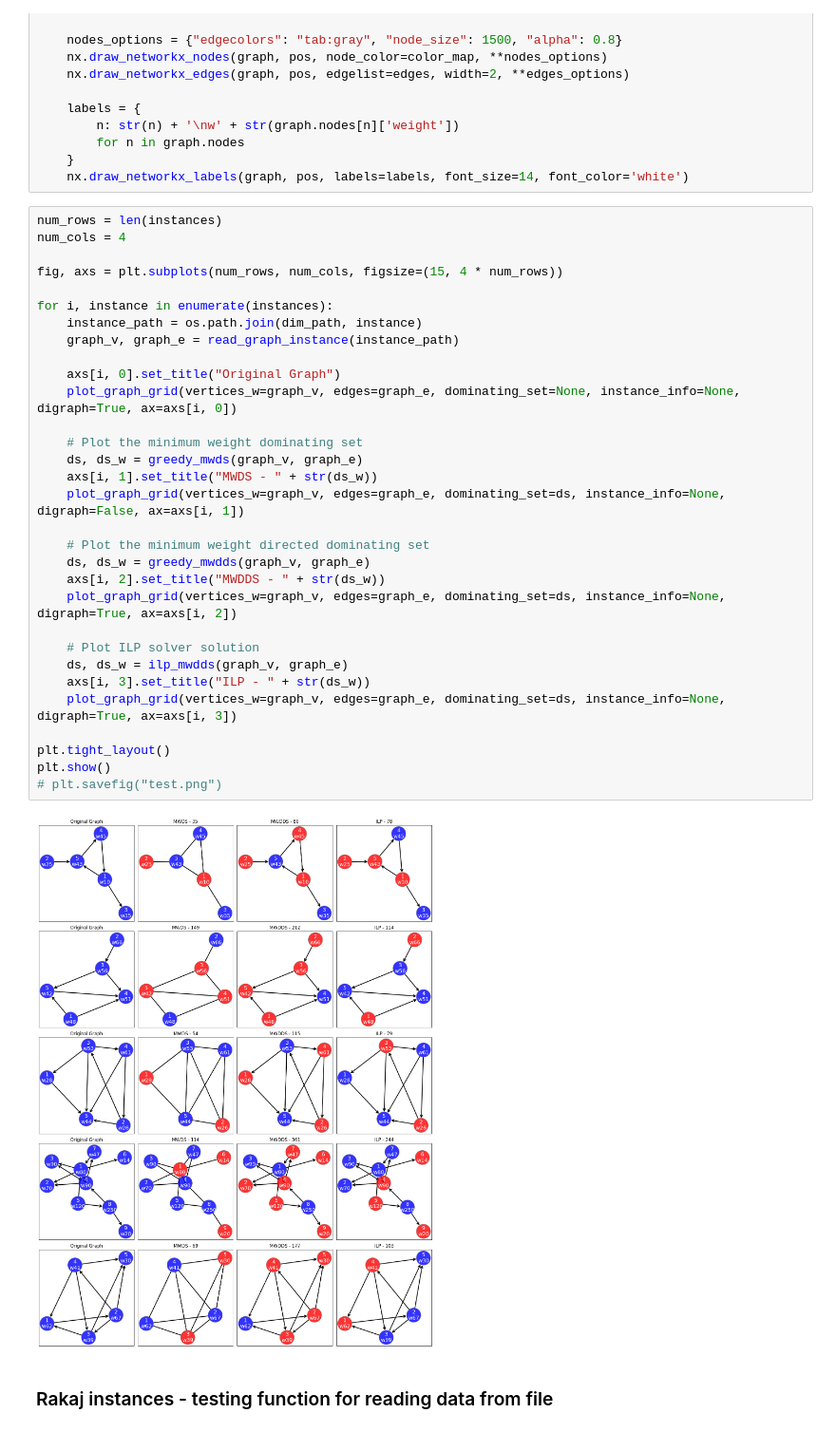
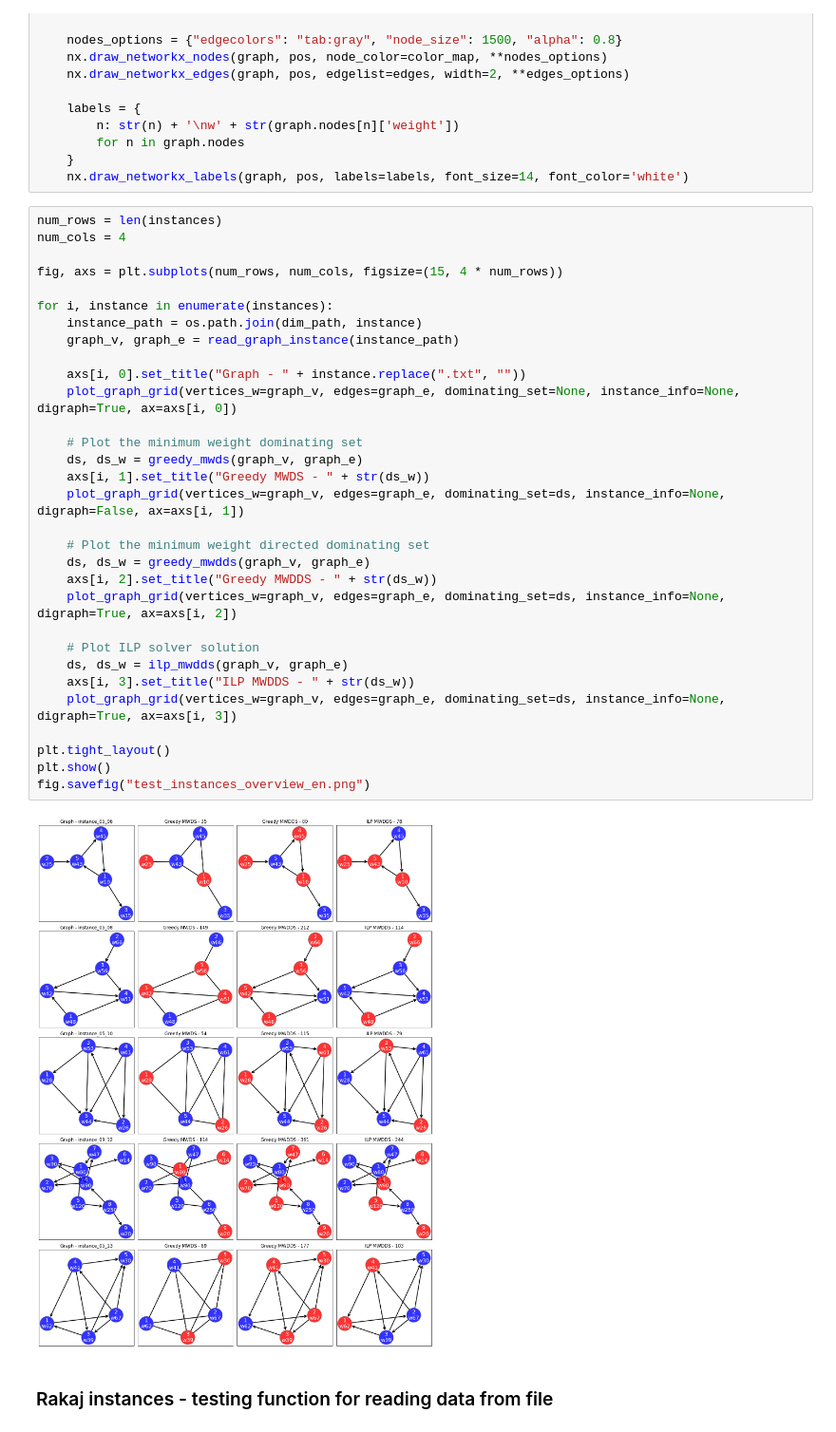
Before and after one commit to neuralmaticv/operations-research-project_mwdds, a Jupyter notebook: notebooks/graph_visualization.ipynb, the cells around one changed output. Shown at 95% size. Saved outputs shown, nothing was run; the diff lists cells and outputs as text.

Commit message:
visualization update and new plots

```diff
--- a/notebooks/graph_visualization.ipynb
+++ b/notebooks/graph_visualization.ipynb
@@ -60,36 +60,36 @@ def plot_graph_grid(vertices_w: dict, edges: list, dominating_set: set, instance
 # %%
 num_rows = len(instances)
 num_cols = 4
 
 fig, axs = plt.subplots(num_rows, num_cols, figsize=(15, 4 * num_rows))
 
 for i, instance in enumerate(instances):
     instance_path = os.path.join(dim_path, instance)
     graph_v, graph_e = read_graph_instance(instance_path)
 
-    axs[i, 0].set_title("Original Graph")
+    axs[i, 0].set_title("Graph - " + instance.replace(".txt", ""))
     plot_graph_grid(vertices_w=graph_v, edges=graph_e, dominating_set=None, instance_info=None, digraph=True, ax=axs[i, 0])
 
     # Plot the minimum weight dominating set
     ds, ds_w = greedy_mwds(graph_v, graph_e)
-    axs[i, 1].set_title("MWDS - " + str(ds_w))
+    axs[i, 1].set_title("Greedy MWDS - " + str(ds_w))
     plot_graph_grid(vertices_w=graph_v, edges=graph_e, dominating_set=ds, instance_info=None, digraph=False, ax=axs[i, 1])
 
     # Plot the minimum weight directed dominating set
     ds, ds_w = greedy_mwdds(graph_v, graph_e)
-    axs[i, 2].set_title("MWDDS - " + str(ds_w))
+    axs[i, 2].set_title("Greedy MWDDS - " + str(ds_w))
     plot_graph_grid(vertices_w=graph_v, edges=graph_e, dominating_set=ds, instance_info=None, digraph=True, ax=axs[i, 2])
 
     # Plot ILP solver solution
     ds, ds_w = ilp_mwdds(graph_v, graph_e)
-    axs[i, 3].set_title("ILP - " + str(ds_w))
+    axs[i, 3].set_title("ILP MWDDS - " + str(ds_w))
     plot_graph_grid(vertices_w=graph_v, edges=graph_e, dominating_set=ds, instance_info=None, digraph=True, ax=axs[i, 3])
 
 plt.tight_layout()
 plt.show()
-# plt.savefig("test.png")
+fig.savefig("test_instances_overview_en.png")
 # %% [output]
-[figure, old version]
+[figure, new version]
 # %% [markdown]
 ### Rakaj instances - testing function for reading data from file
 # %%
```
Also changed, not shown: parts of 2 cells of this notebook, 4 other files.
